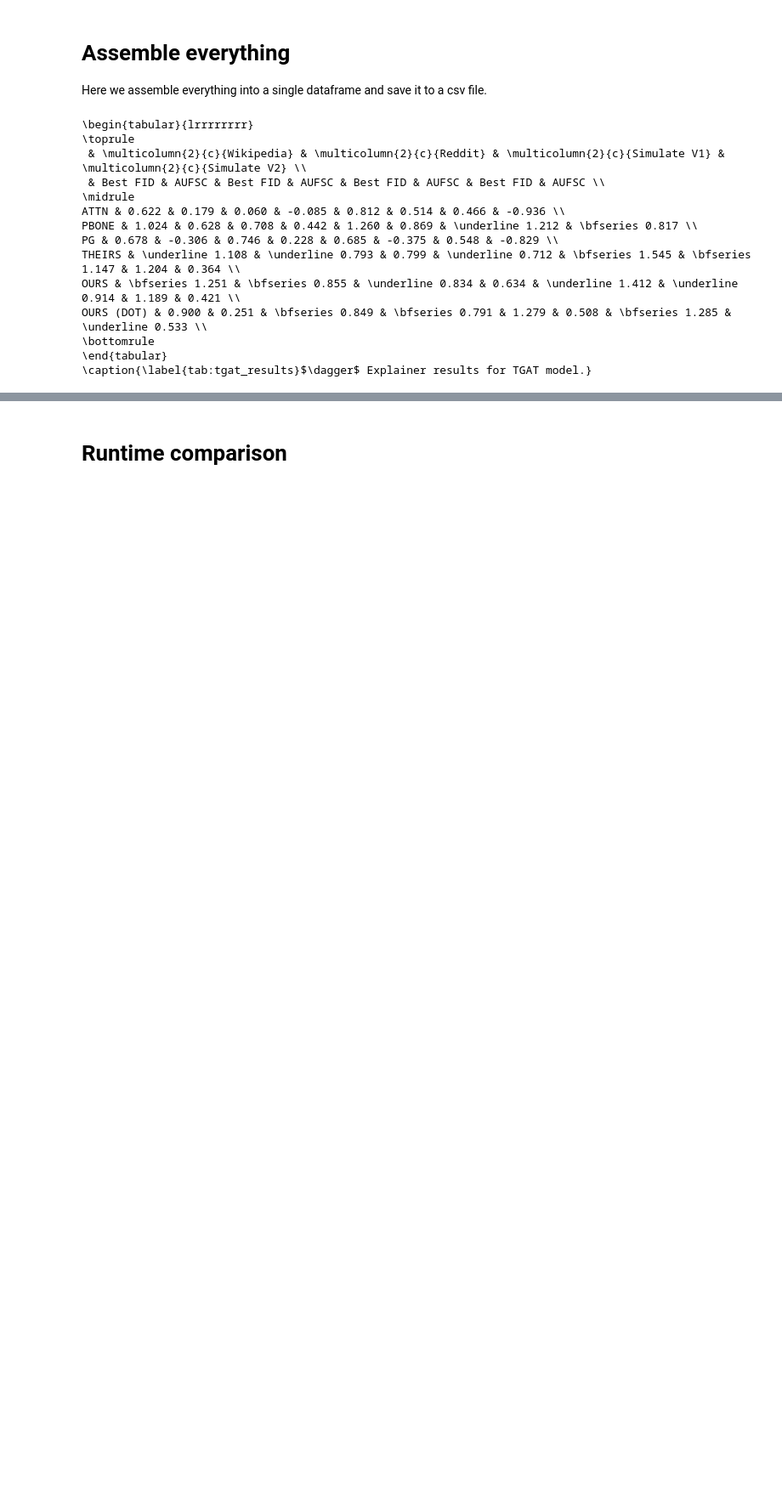
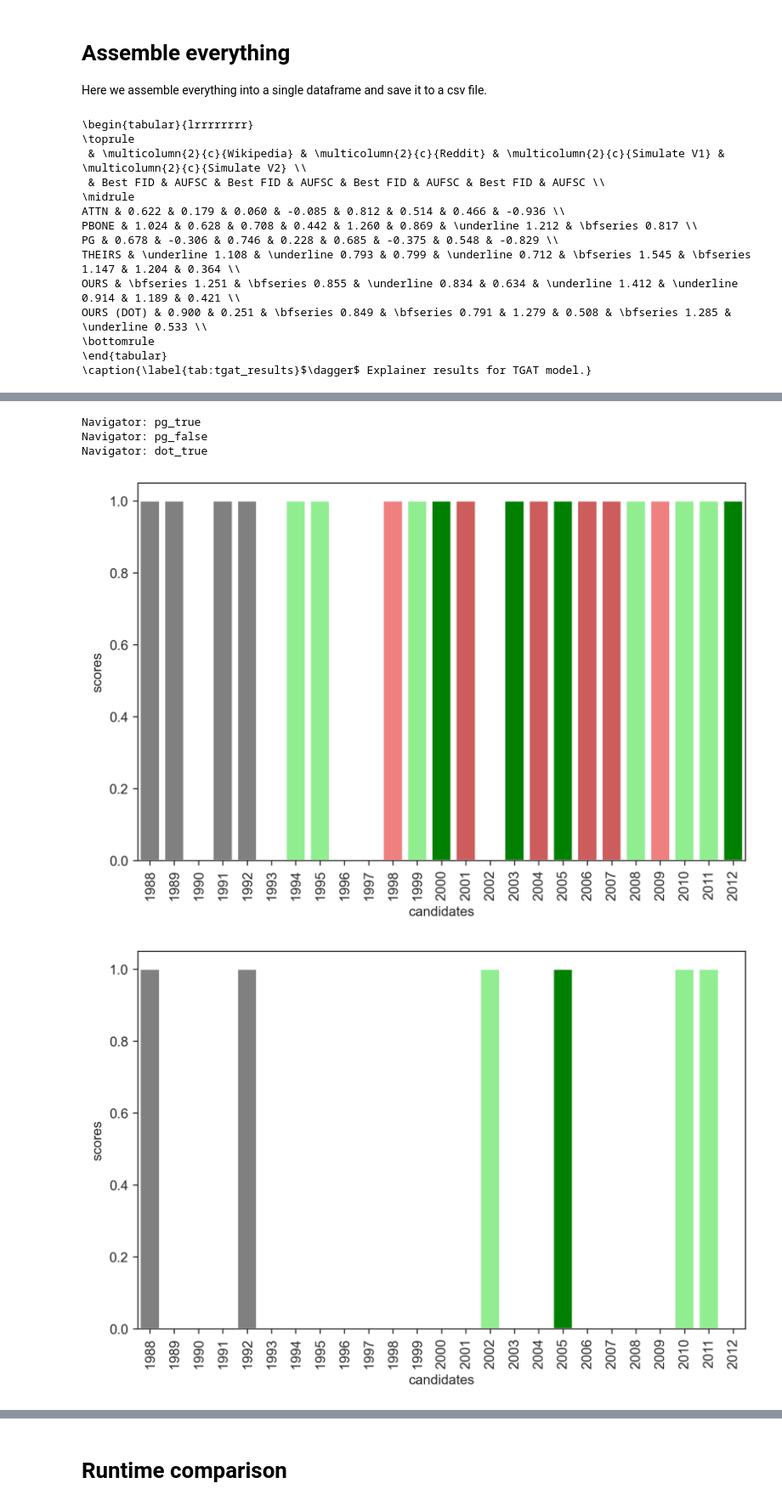
Before and after one commit to m-krastev/fact8-temporal-graph, a Jupyter notebook: notebooks/results_processing.ipynb, the cells around one changed output, grey strips where cells are left out. Shown at 85% size. Drawn from its saved outputs; the diff is of its cells as text; code cells hidden in the pictures; blank space fills up the shorter version.

```diff
--- a/notebooks/results_processing.ipynb
+++ b/notebooks/results_processing.ipynb
@@ -699,0 +731,40 @@ node_info[0], node_info[-1]
+# %%
+model = "tgn"
+threshold = 25
+relevancy = [0] * abs(threshold - 20) + [-2,1,1,2,-2,-1,1,2,-2,1,2,-2,2,-2,-2,1,-1,1,1,2]
+
+colors = [get_color(c) for c in relevancy]
+xaxis = range(2013 - threshold, 2013)
+
+for navigator in ["pg_true", "pg_false", "dot_true"]:
+    print("Navigator:", navigator)
+    mcts_node_info = next(
+        mcts_path.glob(f"{model}*simulate_v2_2013*{navigator}*{threshold}*")
+    )
+    # mcts_node_info
+    node_info = torch.load(mcts_node_info)
+    node_info = node_info["saved_MCTSInfo_list"]  # there is only one key in the dict
+
+    best_expansion = max(node_info, key=lambda x: x["P"])
+
+    plt.figure(figsize=(8, 5))
+    plt.tight_layout()
+    sns.set_style("ticks")
+    plt.bar(
+        xaxis,
+        [1 if x in best_expansion["coalition"] else 0 for x in xaxis],
+        color=colors,
+    )
+
+    plt.xlim(2013 - threshold - 0.5, 2013 -1 + 0.5)
+    plt.xlabel("candidates")
+    plt.ylabel("scores")
+    plt.xticks(xaxis, rotation=90)
+    plt.savefig(f"plots/simulated_2_2013_{model}_mcts_{navigator}_th{threshold}.png", bbox_inches="tight")
+# Rotate the ticks 45 degrees
+# %% [output]
+Navigator: pg_true
+Navigator: pg_false
+Navigator: dot_true
+[figure, added]
+[figure, added]
```
Also changed, not shown: parts of 4 cells of this notebook, 7 other files.
